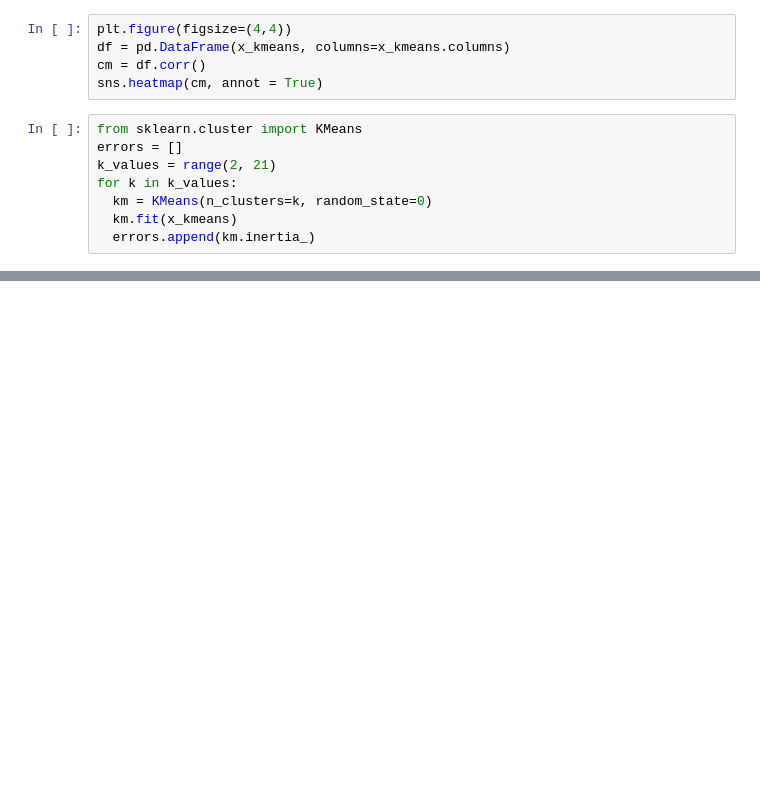
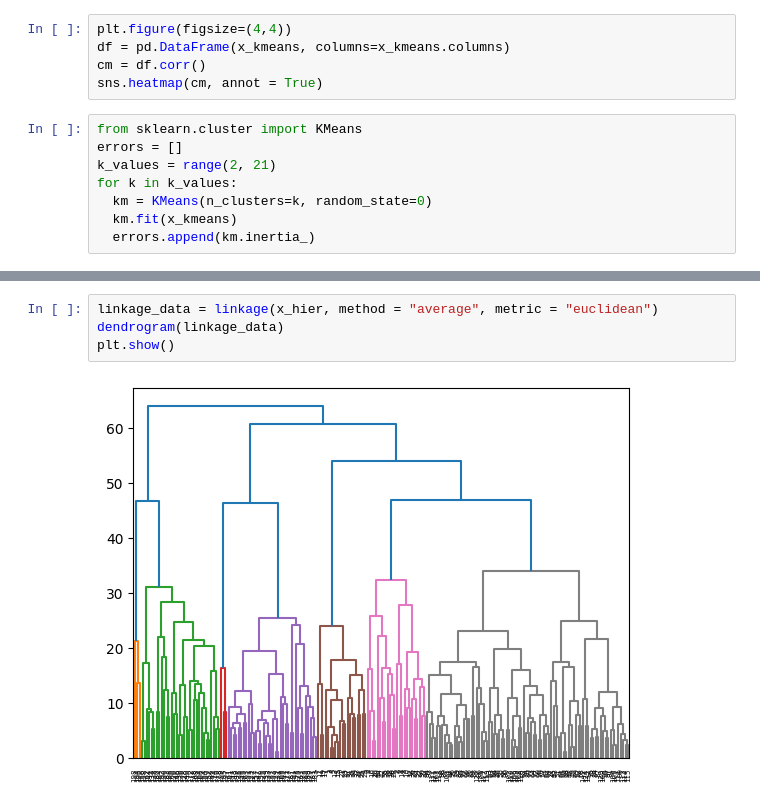
Before and after one commit to Indian1999/klaszterezes, a Jupyter notebook: Klaszterezés_szombat13.ipynb, the cells around one changed output, grey strips where cells are left out. Saved outputs shown, nothing was run; the diff lists cells and outputs as text; blank space fills up the shorter version.

```diff
--- a/Klaszterezés_szombat13.ipynb
+++ b/Klaszterezés_szombat13.ipynb
@@ -56,0 +80,6 @@ plt.show()
+# %%
+linkage_data = linkage(x_hier, method = "average", metric = "euclidean")
+dendrogram(linkage_data)
+plt.show()
+# %% [output]
+[figure, added]
```
Also changed, not shown: parts of 15 cells of this notebook.
